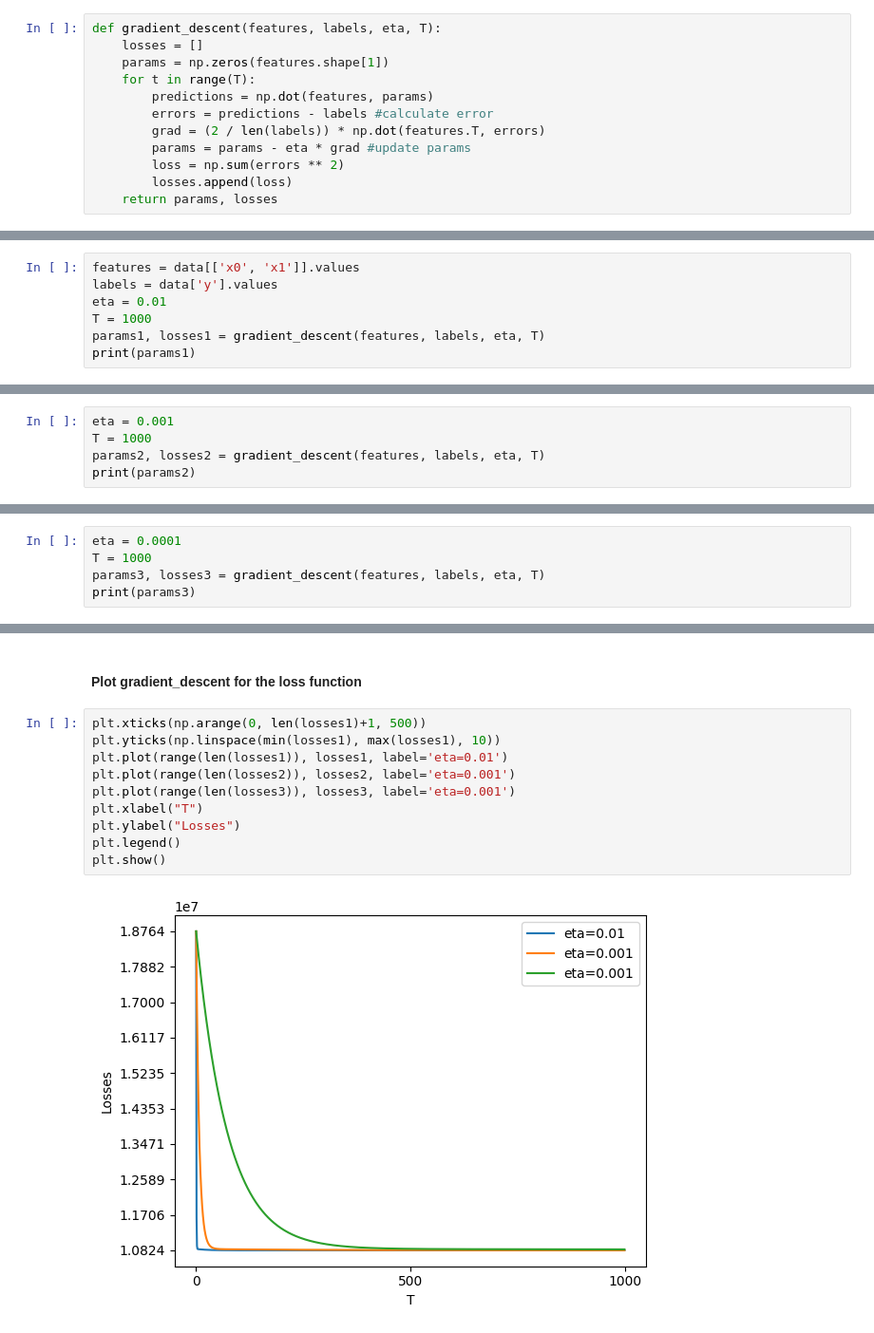
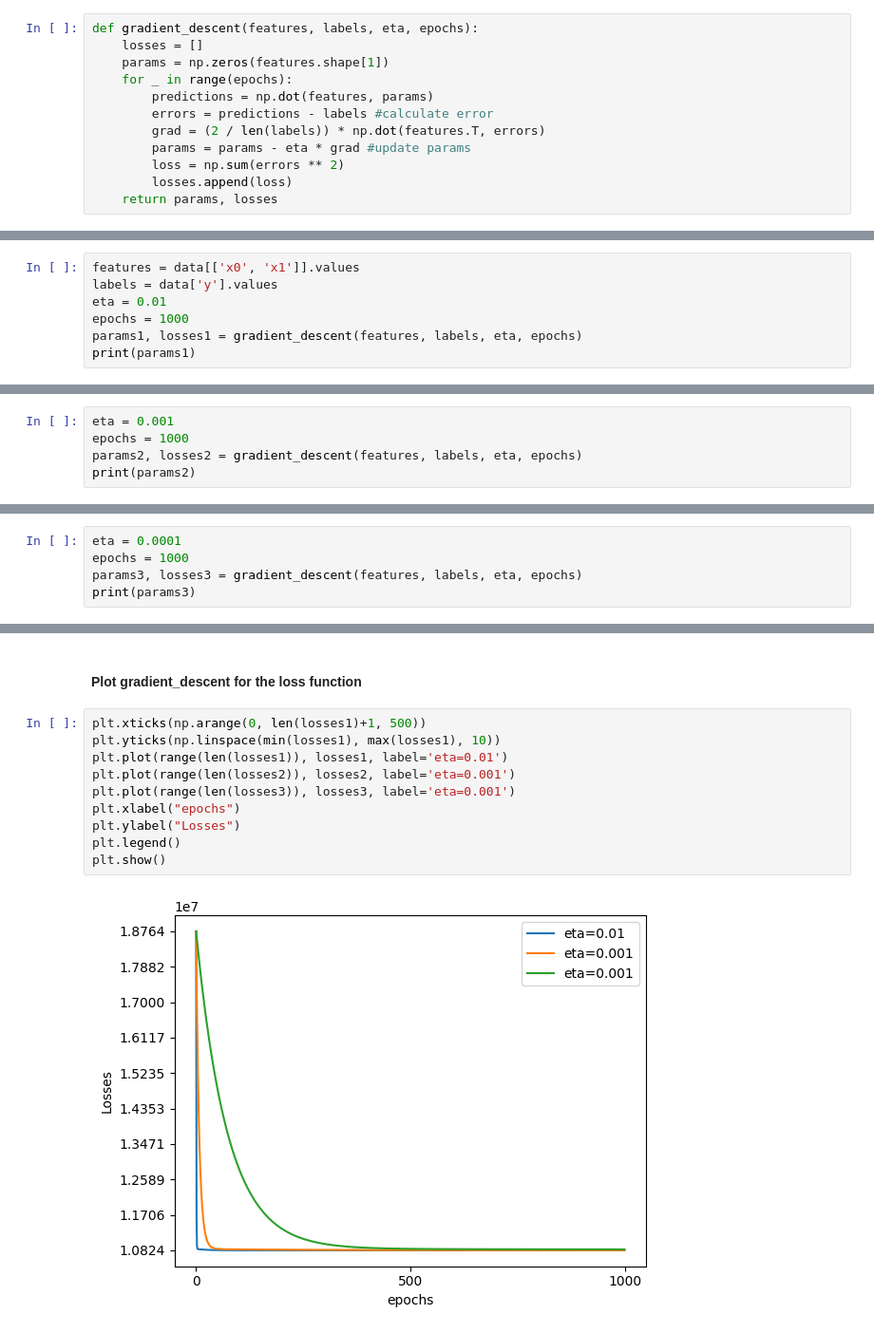
Before and after one commit to ou-acs/ACS5513-JupyterLite, a Jupyter notebook: content/GradientDescent.ipynb, the cells around one changed output, grey strips where cells are left out. Shown at 95% size. Saved outputs shown, nothing was run; the diff lists cells and outputs as text.

```diff
--- a/content/GradientDescent.ipynb
+++ b/content/GradientDescent.ipynb
@@ -24,10 +24,10 @@ data.head(5)
 - parameters (i.e. weights)
 - array of updated loss-value after each iteration.
 # %%
-def gradient_descent(features, labels, eta, T):
+def gradient_descent(features, labels, eta, epochs):
     losses = []
     params = np.zeros(features.shape[1])
-    for t in range(T):
+    for _ in range(epochs):
         predictions = np.dot(features, params)
         errors = predictions - labels #calculate error
         grad = (2 / len(labels)) * np.dot(features.T, errors)
@@ -50,22 +50,22 @@ print(params)
 features = data[['x0', 'x1']].values
 labels = data['y'].values
 eta = 0.01
-T = 1000
-params1, losses1 = gradient_descent(features, labels, eta, T)
+epochs = 1000
+params1, losses1 = gradient_descent(features, labels, eta, epochs)
 print(params1)
 # %% [output]
 [ 5.83008101 15.2234794 ]
 # %%
 eta = 0.001
-T = 1000
-params2, losses2 = gradient_descent(features, labels, eta, T)
+epochs = 1000
+params2, losses2 = gradient_descent(features, labels, eta, epochs)
 print(params2)
 # %% [output]
 [ 5.0266635  15.21814363]
 # %%
 eta = 0.0001
-T = 1000
-params3, losses3 = gradient_descent(features, labels, eta, T)
+epochs = 1000
+params3, losses3 = gradient_descent(features, labels, eta, epochs)
 print(params3)
 # %% [output]
 [ 0.97302605 15.17561417]
@@ -74,12 +74,12 @@ print(params3)
 # %%
 plt.xticks(np.arange(0, len(losses1)+1, 500))
 plt.yticks(np.linspace(min(losses1), max(losses1), 10))
 plt.plot(range(len(losses1)), losses1, label='eta=0.01')
 plt.plot(range(len(losses2)), losses2, label='eta=0.001')
 plt.plot(range(len(losses3)), losses3, label='eta=0.001')
-plt.xlabel("T")
+plt.xlabel("epochs")
 plt.ylabel("Losses")
 plt.legend()
 plt.show()
 # %% [output]
-[figure, old version]
+[figure, new version]
```
Also changed, not shown: parts of 2 cells of this notebook.
